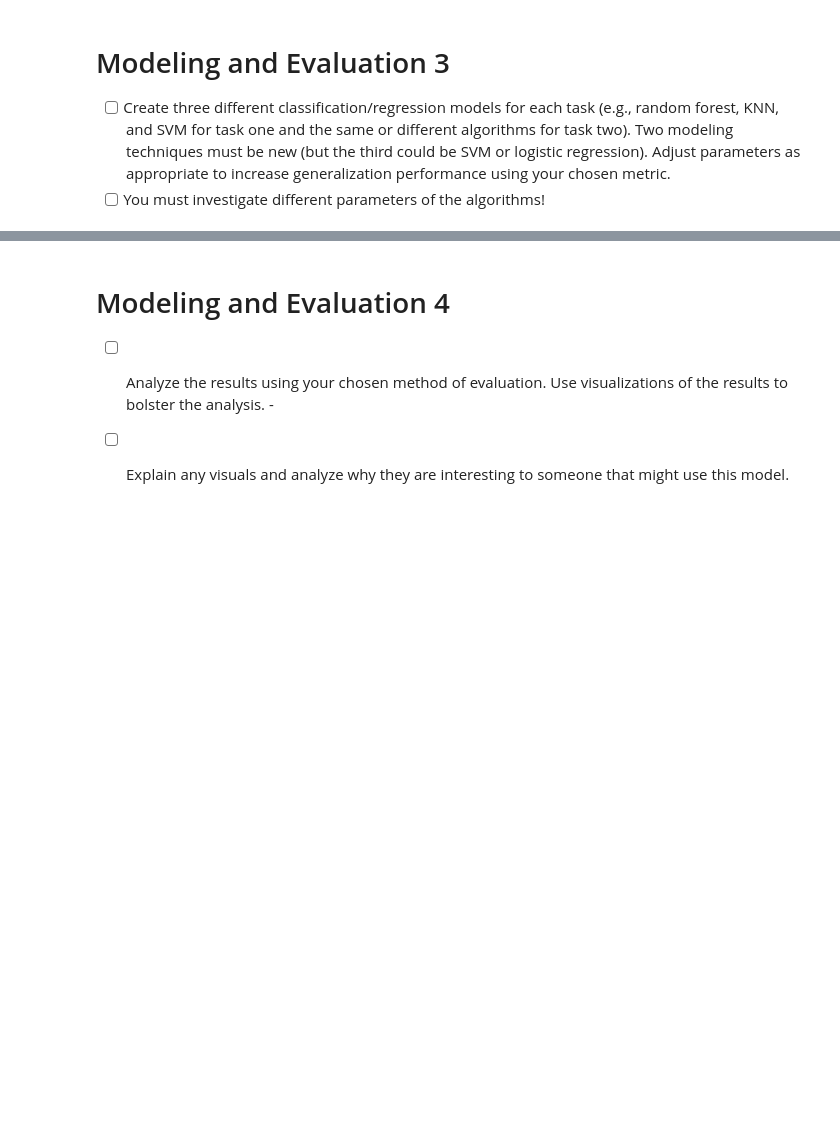
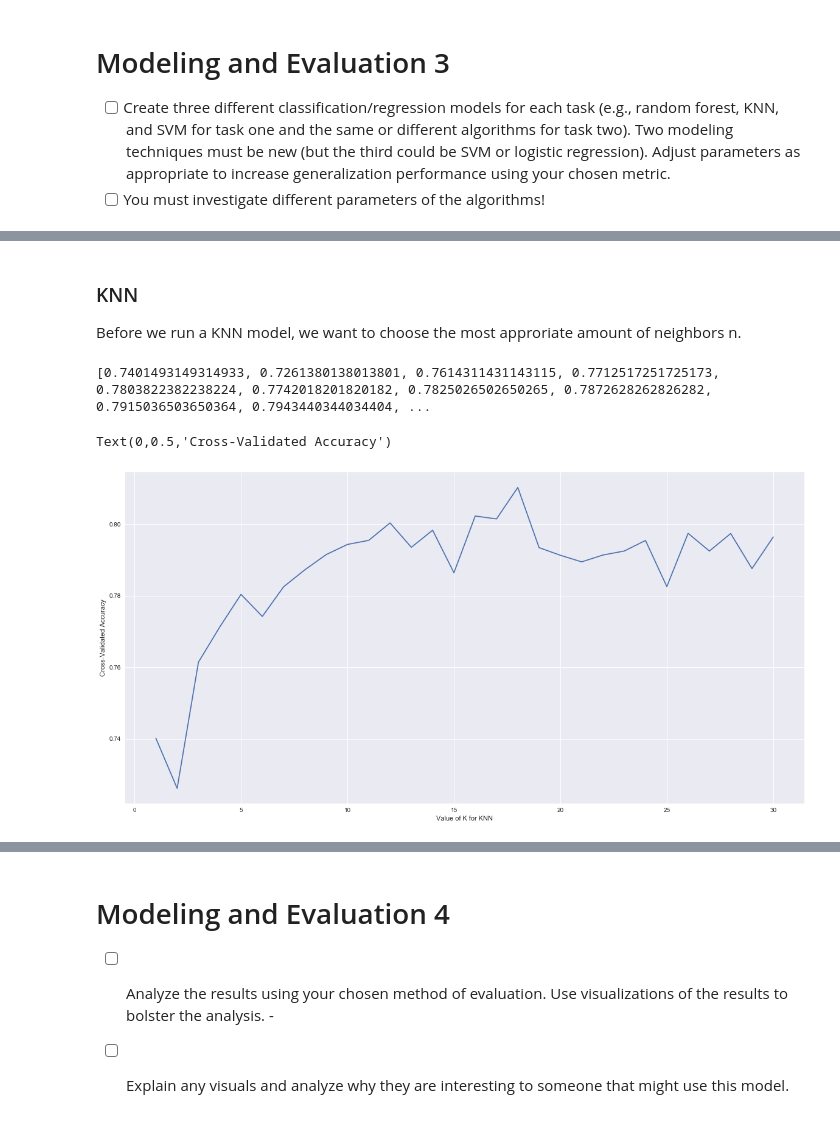
Before and after one commit to JLMarin64/CostaRicanPovertyPred, a Jupyter notebook: Lab 2/Lab 2-Scaling_and_PCA.ipynb, the cells around one changed output, grey strips where cells are left out. Cells and saved outputs as stored; diff of their text form; code cells hidden in the pictures; blank space fills up the shorter version.

```diff
--- a/Lab 2/Lab 2-Scaling_and_PCA.ipynb
+++ b/Lab 2/Lab 2-Scaling_and_PCA.ipynb
@@ -630,0 +678,33 @@ The evalutation metrics to be used to determine the performance of the model wil
+# %% [markdown]
+### KNN
+
+Before we run a KNN model, we want to choose the most approriate amount of neighbors n.
+# %%
+
+# search for an optimal value of K for KNN
+
+# list of integers 1 to 30
+# integers we want to try
+k_range = range(1, 31)
+
+# list of scores from k_range
+k_scores = []
+
+# 1. we will loop through reasonable values of k
+for k in k_range:
+    # 2. run KNeighborsClassifier with k neighbours
+    knn = KNeighborsClassifier(n_neighbors=k)
+    # 3. obtain cross_val_score for KNeighborsClassifier with k neighbours
+    scores = cross_val_score(knn, X, y, cv=10, scoring='accuracy')
+    # 4. append mean of scores for k neighbors to k_scores list
+    k_scores.append(scores.mean())
+print(k_scores)
+
+# plot the value of K for KNN (x-axis) versus the cross-validated accuracy (y-axis)
+plt.plot(k_range, k_scores)
+plt.xlabel('Value of K for KNN')
+plt.ylabel('Cross-Validated Accuracy')
+# %% [output]
+[0.7401493149314933, 0.7261380138013801, 0.7614311431143115, 0.7712517251725173, 0.7803822382238224, 0.7742018201820182, 0.7825026502650265, 0.7872628262826282, 0.7915036503650364, 0.7943440344034404, ...
+Text(0,0.5,'Cross-Validated Accuracy')
+[figure, added]
```
Also changed, not shown: parts of 12 cells of this notebook.
